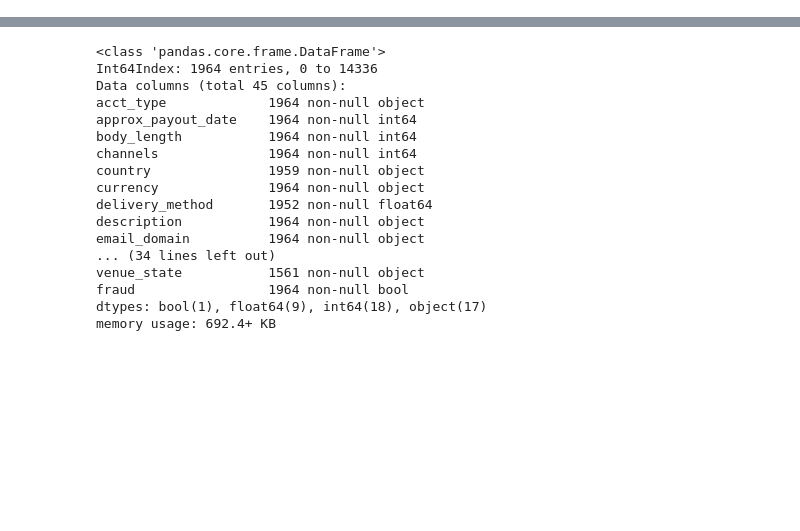
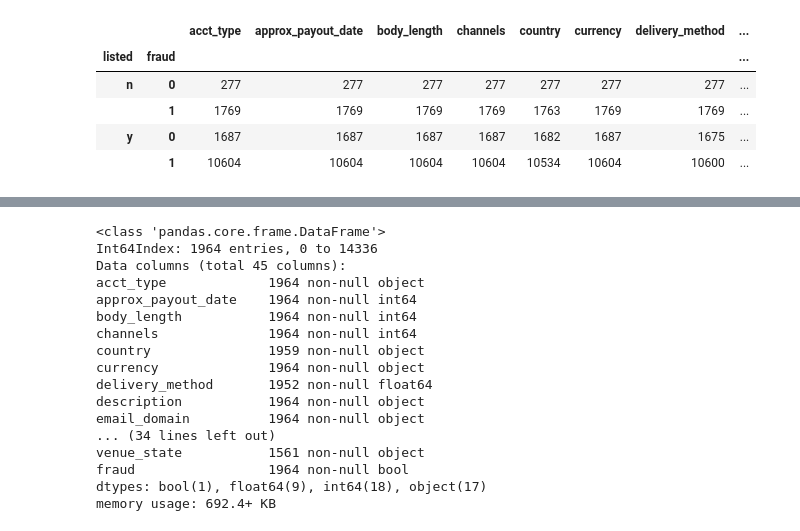
Before and after one commit to 305kev/Fraud_detection, a Jupyter notebook: EDA_Lee.ipynb, the cells around one changed output, grey strips where cells are left out. Drawn from its saved outputs; the diff is of its cells as text; code cells hidden in the pictures; blank space fills up the shorter version.

```diff
--- a/EDA_Lee.ipynb
+++ b/EDA_Lee.ipynb
@@ -1,10 +1,20 @@
 # %%
 import pandas as pd
 pd.set_option("display.max_columns", None)
+pd.set_option("display.max_rows", 100)
 # %%
 df = pd.read_json("data/data.json")
 # %%
 df["fraud"] = df["acct_type"].eq("premium").mul(1)
+# %%
+df.groupby(["listed", "fraud"]).count()
+# %% [output]
+|  |  | acct_type | approx_payout_date | body_length | channels | country | currency | delivery_method | ... |
+| listed | fraud |  |  |  |  |  |  |  | ... |
+| n | 0 | 277 | 277 | 277 | 277 | 277 | 277 | 277 | ... |
+|  | 1 | 1769 | 1769 | 1769 | 1769 | 1763 | 1769 | 1769 | ... |
+| y | 0 | 1687 | 1687 | 1687 | 1687 | 1682 | 1687 | 1675 | ... |
+|  | 1 | 10604 | 10604 | 10604 | 10604 | 10534 | 10604 | 10600 | ... |
 # %%
 df_pay = df["previous_payouts"]
 # %%
```
Also changed, not shown: 1 other file.
